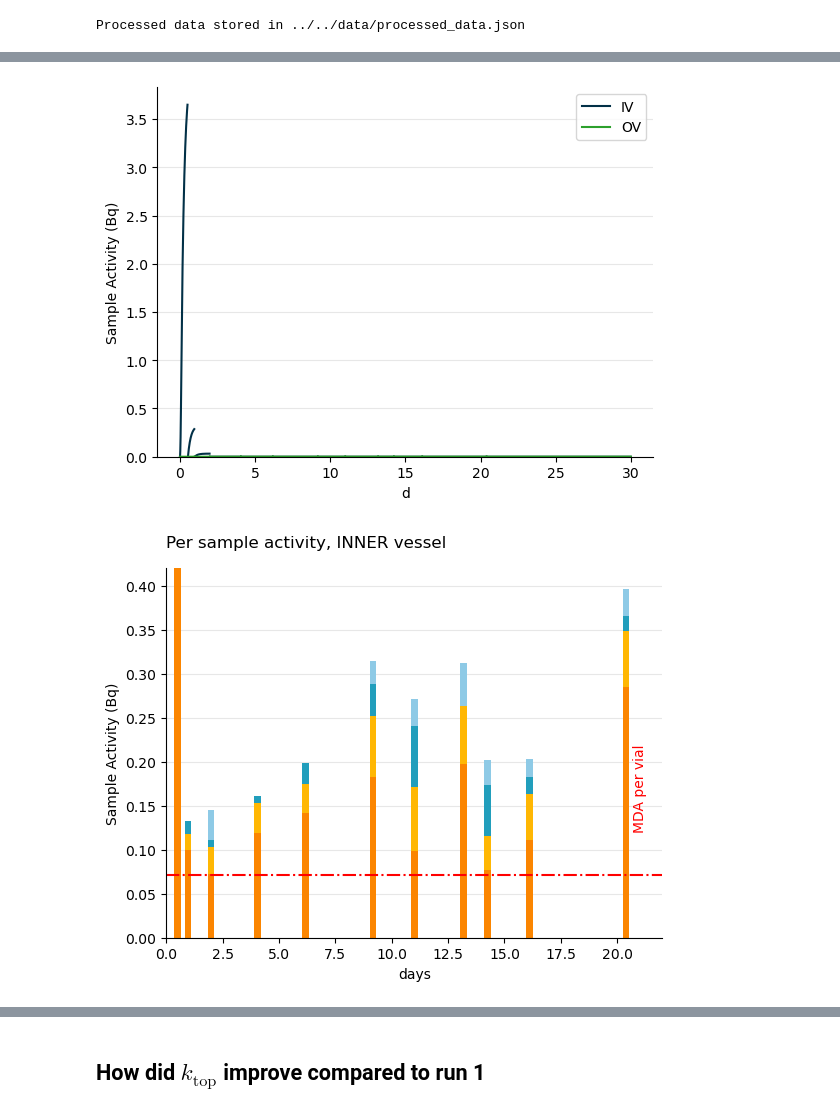
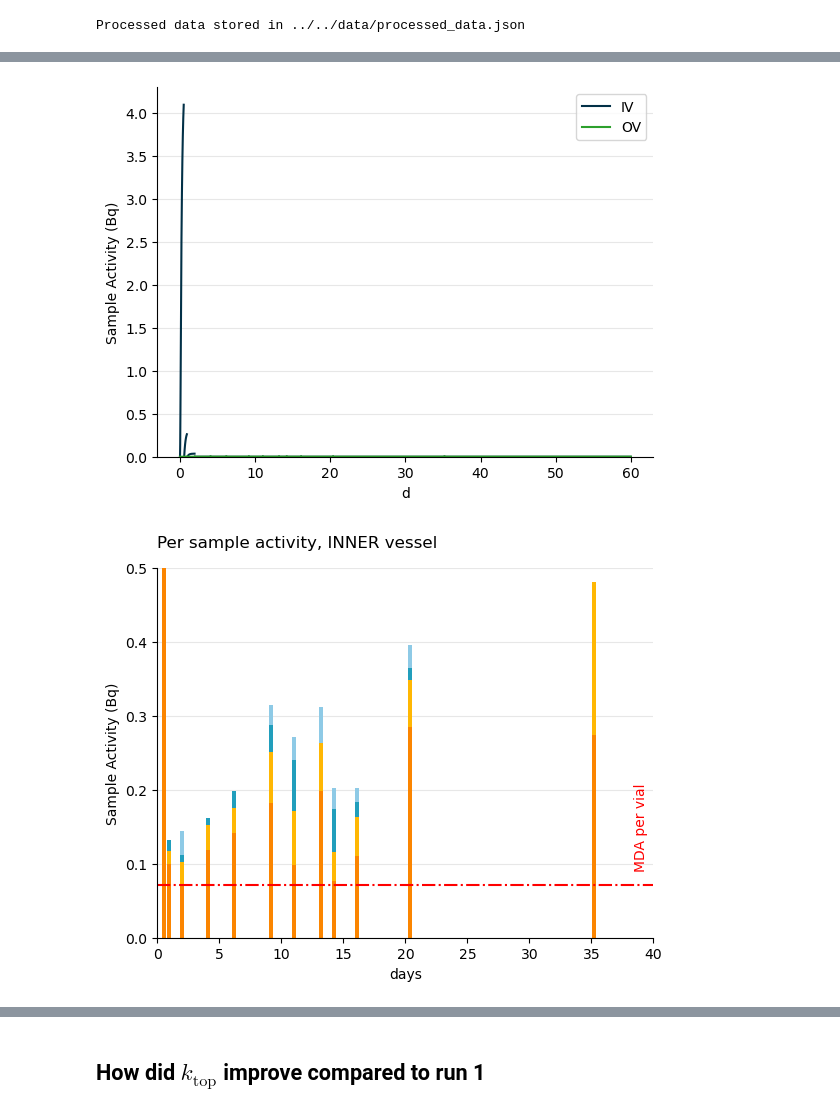
Before and after one commit to veliki-filozof/BABY-1L-run-11, a Jupyter notebook: analysis/tritium/tritium_model.ipynb, the cells around one changed output, grey strips where cells are left out. Cells and saved outputs as stored; diff of their text form; code cells hidden in the pictures.

```diff
--- a/analysis/tritium/tritium_model.ipynb
+++ b/analysis/tritium/tritium_model.ipynb
@@ -74,5 +74,5 @@ Measured TBR: 2.41e-04 particle / neutron
 # %%
-baby_model.run(30 * ureg.day)
+baby_model.run(60 * ureg.day)
 # %%
 print(f"Transport:")
 print(f"  mass transport coeff top: {baby_model.k_top:.2e~P}")
@@ -200,7 +200,7 @@ MDA = 0.071  # Calculated by hand for demo, TODO create code to calculate automa
 plt.axhline(y=MDA, color = "red", linestyle = "-.")
 plt.annotate(
     f"MDA per vial",
-    (21, 0.12),
+    (39, 0.09),
     xytext=(0, 0),
     textcoords="offset points",
     ha="center",
@@ -210,39 +210,40 @@ plt.annotate(
 )
 
 plt.grid(True, axis="y", alpha=0.3)
-plt.ylim(bottom=0 * ureg.Bq, top = 0.42 * ureg.Bq)
-plt.xlim(0, 22)
+plt.ylim(bottom=0 * ureg.Bq, top = 0.5 * ureg.Bq)
+plt.xlim(0, 40)
 plt.ylabel("Sample Activity (Bq)")
 plt.xlabel("days")
 plt.title("Per sample activity, INNER vessel", loc="left", pad=15)
 
 
 plt.figure()
 plot_bars(OV_stream, index=[time.to(ureg.day) for time in replacement_times_walls], bar_width = 0.3)
 # plot_sample_activity_wall(baby_model, replacement_times=replacement_times_walls, color="tab:green", label="Model")
 
 plt.grid(True, axis="y", alpha=0.3)
 # plt.ylim(bottom=0 * ureg.Bq)
-plt.xlim(0, 22)
+plt.xlim(0, 40)
 plt.ylabel("Sample Activity (Bq)")
 plt.xlabel("days")
 plt.title("Per sample activity, OUTER vessel", loc="left", pad=15)
 
-MDA = 0.071  # Calculated by hand for demo, TODO create code to calculate automatically
+MDA = 0.071  # Calculated by hand for demo, 100 min counts, TODO create code to calculate automatically
+#For 500 min counts MDA = 0.029
 
 plt.axhline(y=MDA, color = "red", linestyle = "-.")
 plt.annotate(
     f"MDA per vial",
-    (21, 0.12),
+    (39, 0.09),
     xytext=(0, 0),
     textcoords="offset points",
     ha="center",
     va="bottom",
     color="red",
     rotation=90,
 )
 
 plt.show()
 # %% [output]
-[figure, old version]
+[figure, new version]
-[figure, old version]
+[figure, new version]
```
Also changed, not shown: parts of 7 cells of this notebook.
